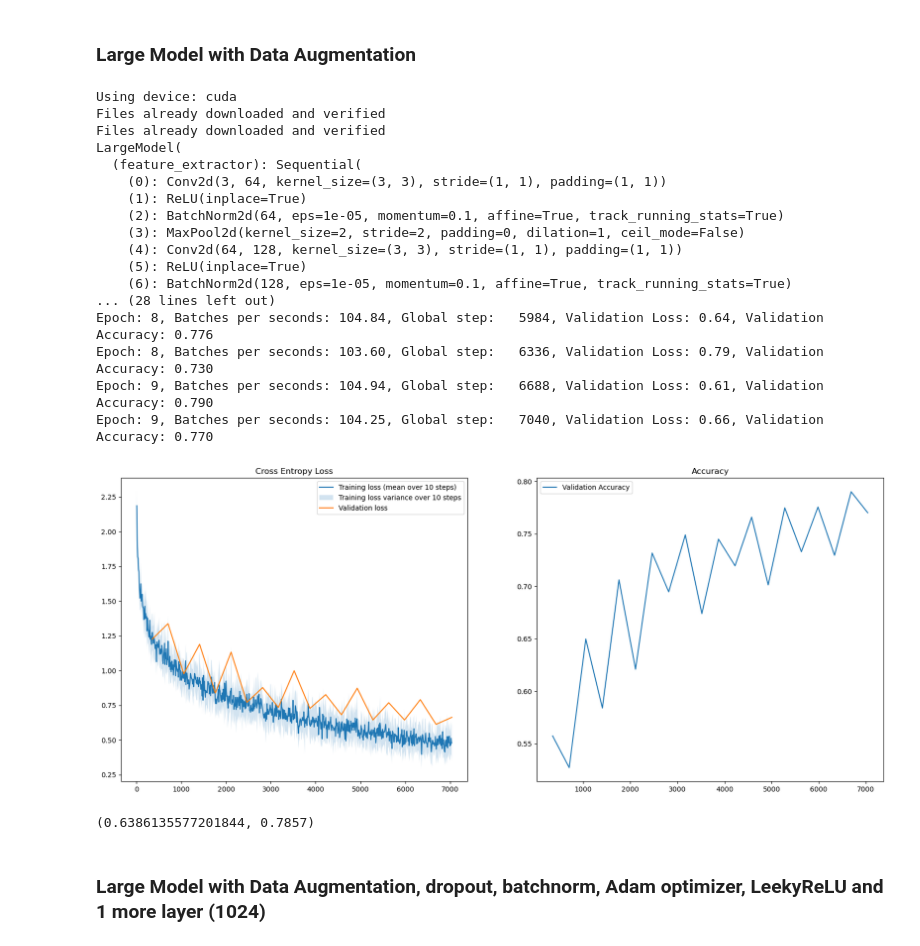
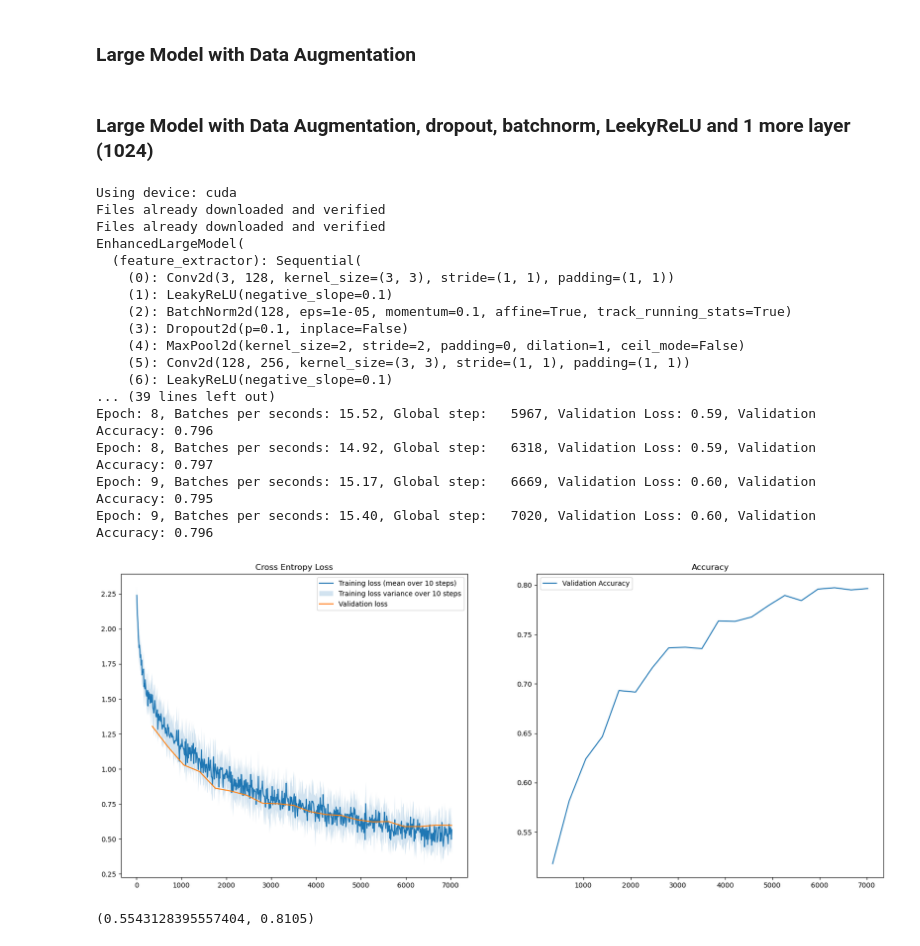
Before and after one commit to eirivarn/TDT4265_ComputerVision, a Jupyter notebook: assignment3/task3.ipynb, the cells around one changed output. Saved outputs shown, nothing was run; the diff lists cells and outputs as text; code cells hidden in the pictures.

Commit message:
task 3 done from cybele ssh

```diff
--- a/assignment3/task3.ipynb
+++ b/assignment3/task3.ipynb
@@ -652,0 +680,2 @@ def load_cifar10(batch_size: int, validation_fraction: float = 0.1) -> typing.Li
+# %% [markdown]
+### Large Model with Data Augmentation, dropout, batchnorm, LeekyReLU and 1 more layer (1024)
@@ -653,38 +963,36 @@ def load_cifar10(batch_size: int, validation_fraction: float = 0.1) -> typing.Li
 # %%
 set_seed(0)
 print(f"Using device: {get_device()}")
 epochs = 10
 batch_size = 64
 learning_rate = 0.01
 early_stop_count = 10
 dataloaders = load_cifar10(batch_size)
-model = LargeModel(image_channels=3, num_classes=10)
+model = EnhancedLargeModel(image_channels=3, num_classes=10)
 trainer = Trainer(
     batch_size, learning_rate, early_stop_count, epochs, model, dataloaders
 )
 trainer.train()
-create_plots(trainer, "task3 LargerModel with data augmentation")
+create_plots(trainer, "Enhanced Large Model")
 trainer.model.eval()
 compute_loss_and_accuracy(trainer.dataloader_test, model, torch.nn.CrossEntropyLoss())
 # %% [output]
 Using device: cuda
 Files already downloaded and verified
 Files already downloaded and verified
-LargeModel(
+EnhancedLargeModel(
   (feature_extractor): Sequential(
-    (0): Conv2d(3, 64, kernel_size=(3, 3), stride=(1, 1), padding=(1, 1))
-    (1): ReLU(inplace=True)
-    (2): BatchNorm2d(64, eps=1e-05, momentum=0.1, affine=True, track_running_stats=True)
-    (3): MaxPool2d(kernel_size=2, stride=2, padding=0, dilation=1, ceil_mode=False)
-    (4): Conv2d(64, 128, kernel_size=(3, 3), stride=(1, 1), padding=(1, 1))
-    (5): ReLU(inplace=True)
-    (6): BatchNorm2d(128, eps=1e-05, momentum=0.1, affine=True, track_running_stats=True)
-... (28 lines left out)
-Epoch: 8, Batches per seconds: 104.84, Global step:   5984, Validation Loss: 0.64, Validation Accuracy: 0.776
-Epoch: 8, Batches per seconds: 103.60, Global step:   6336, Validation Loss: 0.79, Validation Accuracy: 0.730
-Epoch: 9, Batches per seconds: 104.94, Global step:   6688, Validation Loss: 0.61, Validation Accuracy: 0.790
-Epoch: 9, Batches per seconds: 104.25, Global step:   7040, Validation Loss: 0.66, Validation Accuracy: 0.770
+    (0): Conv2d(3, 128, kernel_size=(3, 3), stride=(1, 1), padding=(1, 1))
+    (1): LeakyReLU(negative_slope=0.1)
+    (2): BatchNorm2d(128, eps=1e-05, momentum=0.1, affine=True, track_running_stats=True)
+    (3): Dropout2d(p=0.1, inplace=False)
+    (4): MaxPool2d(kernel_size=2, stride=2, padding=0, dilation=1, ceil_mode=False)
+    (5): Conv2d(128, 256, kernel_size=(3, 3), stride=(1, 1), padding=(1, 1))
+    (6): LeakyReLU(negative_slope=0.1)
+... (39 lines left out)
+Epoch: 8, Batches per seconds: 15.52, Global step:   5967, Validation Loss: 0.59, Validation Accuracy: 0.796
+Epoch: 8, Batches per seconds: 14.92, Global step:   6318, Validation Loss: 0.59, Validation Accuracy: 0.797
+Epoch: 9, Batches per seconds: 15.17, Global step:   6669, Validation Loss: 0.60, Validation Accuracy: 0.795
+Epoch: 9, Batches per seconds: 15.40, Global step:   7020, Validation Loss: 0.60, Validation Accuracy: 0.796
-[figure, old version]
+[figure, new version]
-(0.6386135577201844, 0.7857)
+(0.5543128395557404, 0.8105)
-# %% [markdown]
-### Large Model with Data Augmentation, dropout, batchnorm, Adam optimizer, LeekyReLU and 1 more layer (1024)
```
Also changed, not shown: parts of 7 cells of this notebook, 7 other files.
